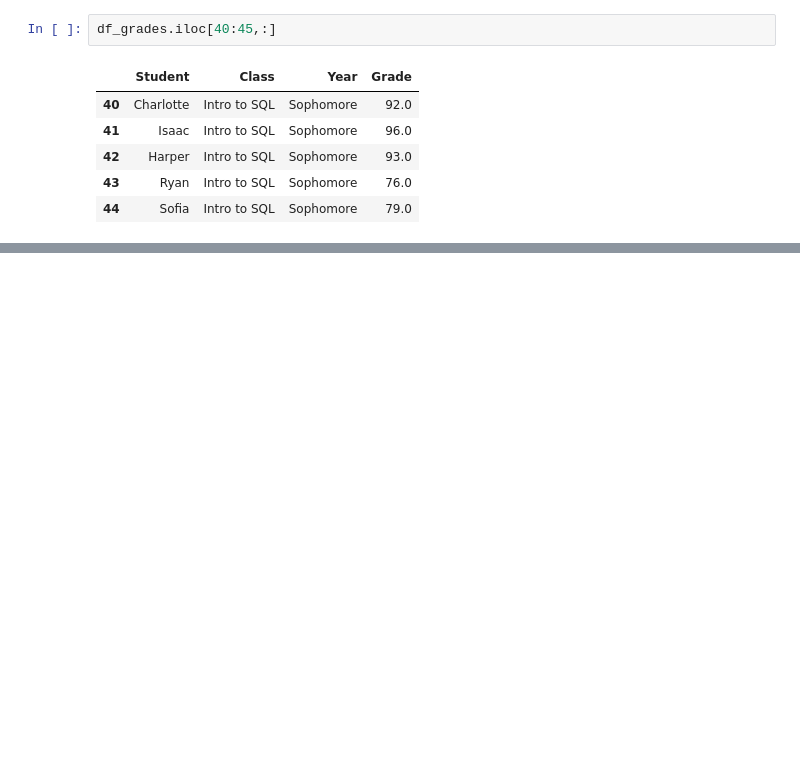
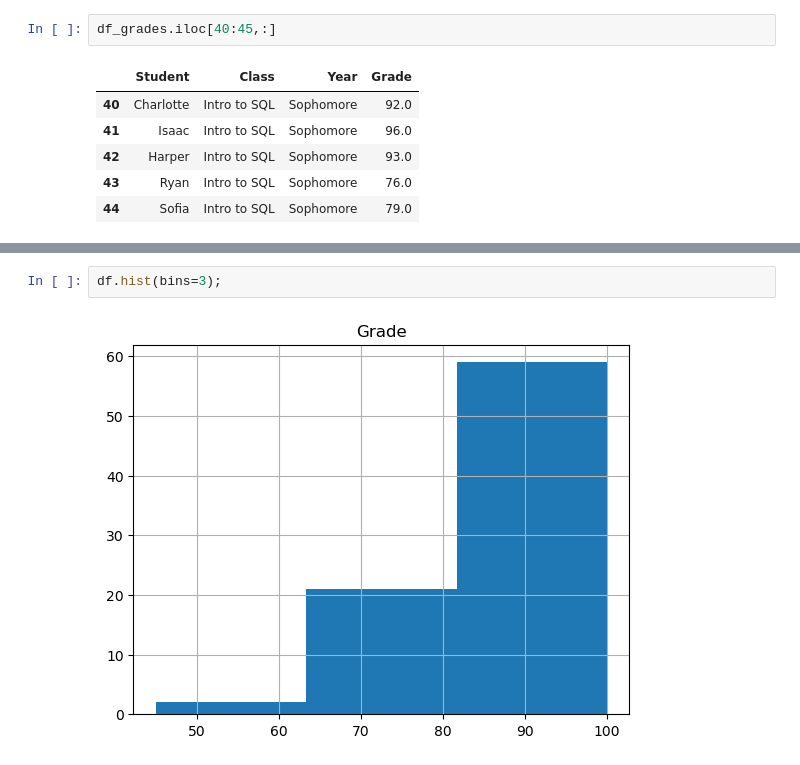
Before and after one commit to Camiloesp/Python-Data-Science-Data-Prep-EDA-with-Python, a Jupyter notebook: 2_CleaningData.ipynb, the cells around one changed output, grey strips where cells are left out. Drawn from its saved outputs; the diff is of its cells as text; blank space fills up the shorter version.

```diff
--- a/2_CleaningData.ipynb
+++ b/2_CleaningData.ipynb
@@ -684,0 +702,4 @@ df_grades.iloc[40:45,:]
+# %%
+df.hist(bins=3);
+# %% [output]
+[figure, added]
```
Also changed, not shown: parts of 19 cells of this notebook.
